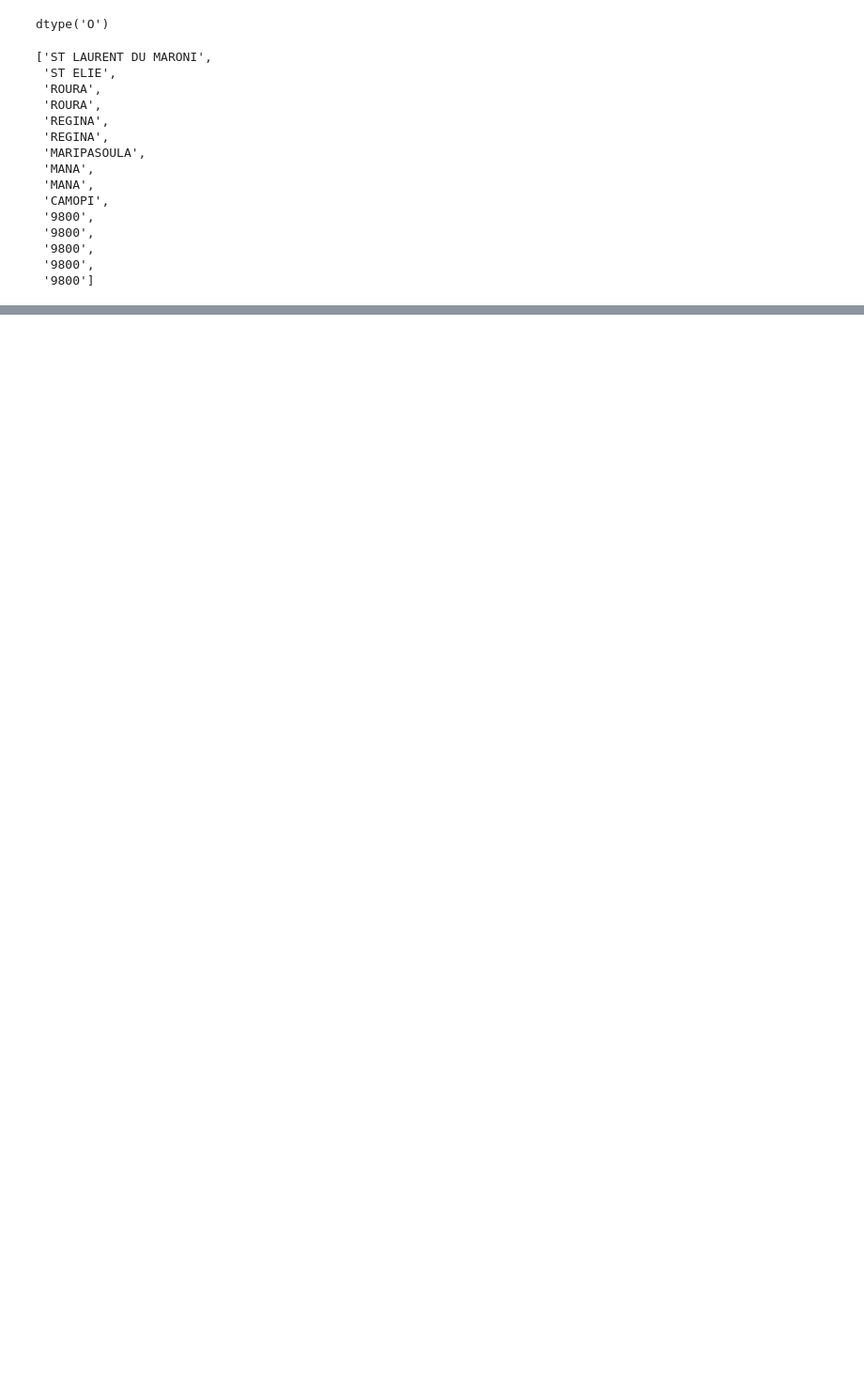
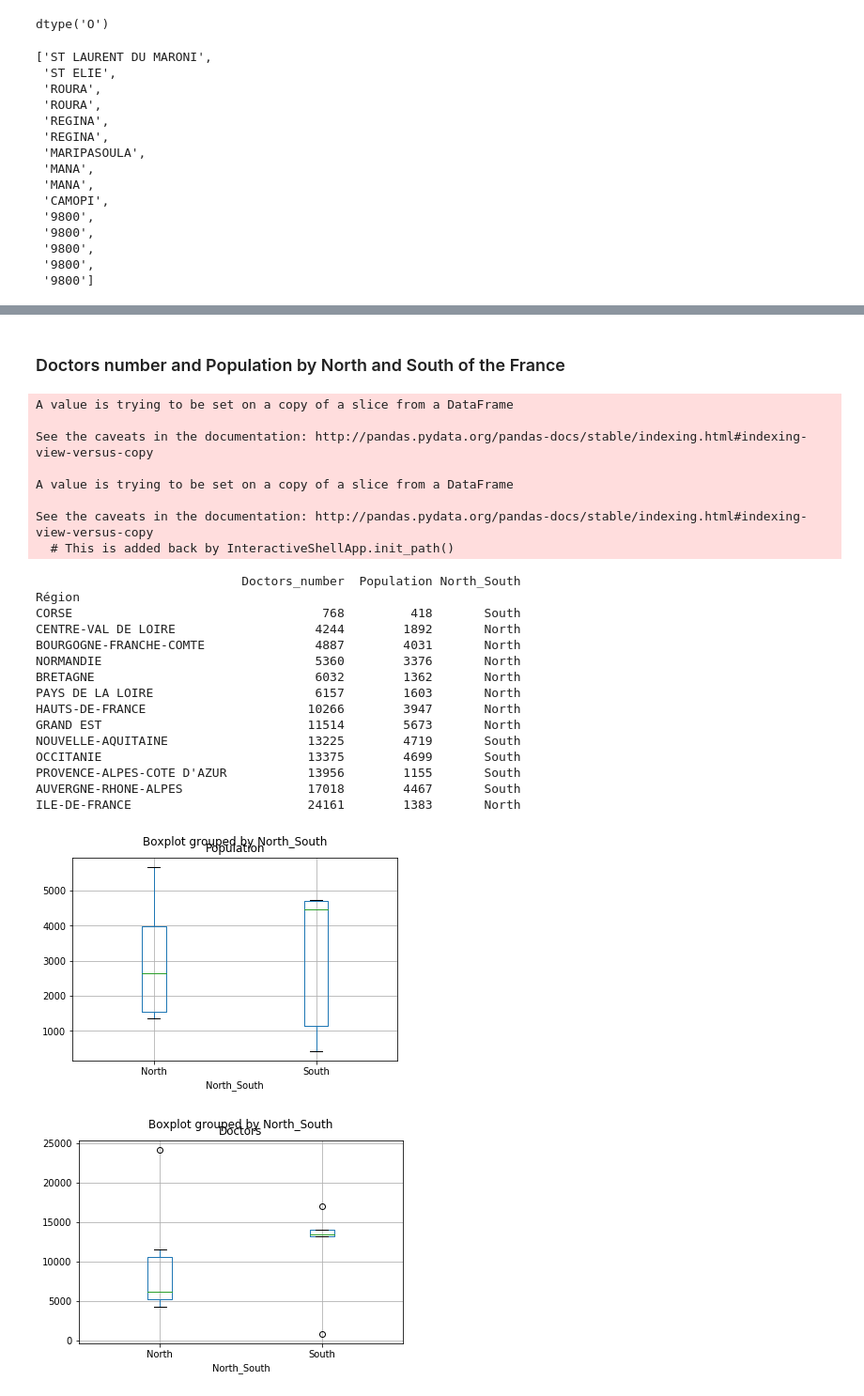
Before and after one commit to DianeDrl/Capstone-Project-1, a Jupyter notebook: Capstone Project 1.ipynb, the cells around one changed output, grey strips where cells are left out. Shown at 94% size. Drawn from its saved outputs; the diff is of its cells as text; code cells hidden in the pictures; blank space fills up the shorter version.

```diff
--- a/Capstone Project 1.ipynb
+++ b/Capstone Project 1.ipynb
@@ -155,2 +331,49 @@ memory usage: 56.6+ MB
+# %% [markdown]
+### Doctors number and Population by North and South of the France
+# %%
+Population_Doctors_by_region['North_South']=''
+Population_Doctors_by_region.North_South[(Population_Doctors_by_region.index=='AUVERGNE-RHONE-ALPES')|
+                           (Population_Doctors_by_region.index=='CORSE')|
+                          (Population_Doctors_by_region.index=='OCCITANIE')|
+                          (Population_Doctors_by_region.index=='NOUVELLE-AQUITAINE')|
+                          (Population_Doctors_by_region.index=="PROVENCE-ALPES-COTE D'AZUR")]='South'
+Population_Doctors_by_region.North_South[(Population_Doctors_by_region.index!='AUVERGNE-RHONE-ALPES')&
+                           (Population_Doctors_by_region.index!='CORSE')&
+                          (Population_Doctors_by_region.index!='OCCITANIE')&
+                          (Population_Doctors_by_region.index!='NOUVELLE-AQUITAINE')&
+                          (Population_Doctors_by_region.index!="PROVENCE-ALPES-COTE D'AZUR")]='North'
+print(Population_Doctors_by_region)
+Population_Doctors_by_region.boxplot(by='North_South',column='Population')
+plt.title('Population')
+plt.show()
+Population_Doctors_by_region.boxplot(by='North_South',column='Doctors_number')
+plt.title('Doctors')
+plt.show()
+# %% [output]
+A value is trying to be set on a copy of a slice from a DataFrame
+
+See the caveats in the documentation: http://pandas.pydata.org/pandas-docs/stable/indexing.html#indexing-view-versus-copy
+
+A value is trying to be set on a copy of a slice from a DataFrame
+
+See the caveats in the documentation: http://pandas.pydata.org/pandas-docs/stable/indexing.html#indexing-view-versus-copy
+  # This is added back by InteractiveShellApp.init_path()
+                            Doctors_number  Population North_South
+Région
+CORSE                                  768         418       South
+CENTRE-VAL DE LOIRE                   4244        1892       North
+BOURGOGNE-FRANCHE-COMTE               4887        4031       North
+NORMANDIE                             5360        3376       North
+BRETAGNE                              6032        1362       North
+PAYS DE LA LOIRE                      6157        1603       North
+HAUTS-DE-FRANCE                      10266        3947       North
+GRAND EST                            11514        5673       North
+NOUVELLE-AQUITAINE                   13225        4719       South
+OCCITANIE                            13375        4699       South
+PROVENCE-ALPES-COTE D'AZUR           13956        1155       South
+AUVERGNE-RHONE-ALPES                 17018        4467       South
+ILE-DE-FRANCE                        24161        1383       North
+[figure, added]
+[figure, added]
 # %%
 # Groupby the number of doctors by region
```
Also changed, not shown: parts of 28 cells of this notebook.
